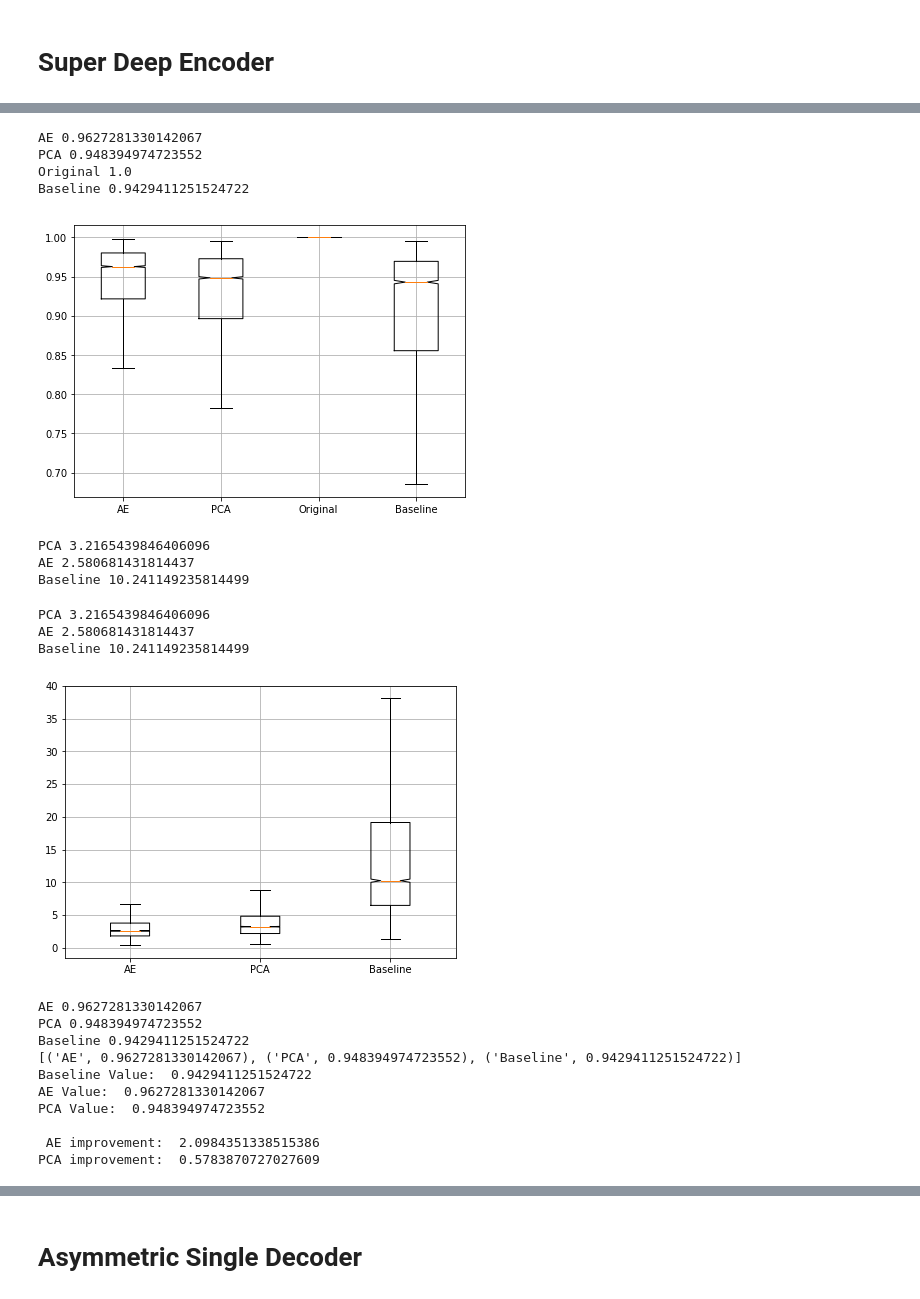
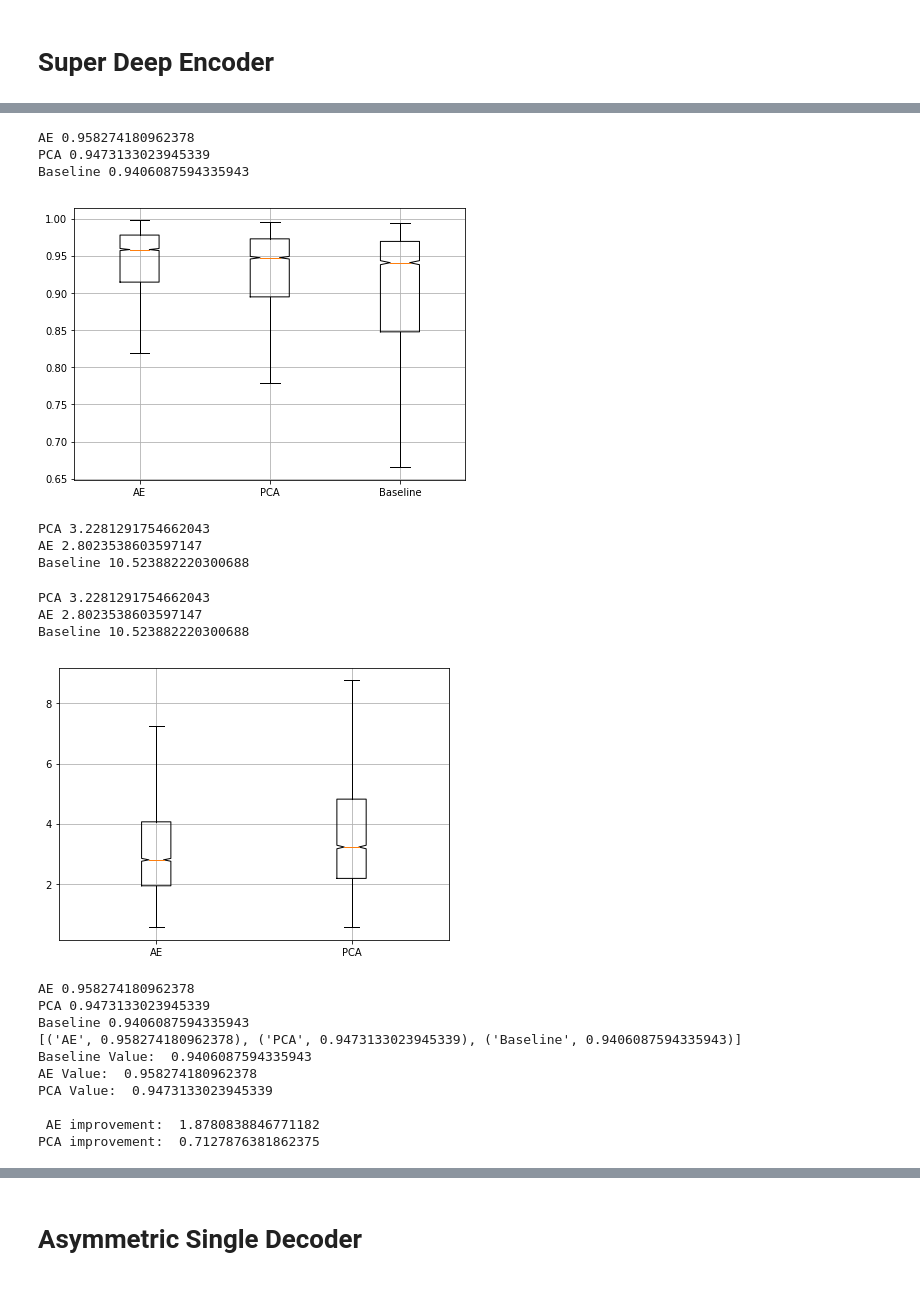
Before and after one commit to psambit9791/SpikeSort, a Jupyter notebook: Best AE Models.ipynb, the cells around one changed output, grey strips where cells are left out. Drawn from its saved outputs; the diff is of its cells as text; code cells hidden in the pictures.

```diff
--- a/Best AE Models.ipynb
+++ b/Best AE Models.ipynb
@@ -94,8 +94,11 @@ print(electrode_data.shape)
 
 # print(np.amin(electrode_data), np.amax(electrode_data))
 # %%
-train_lim = int(0.8*electrode_data.shape[0])
+train_lim = (int)(0.85*electrode_data.shape[0])
+val_lim = (int)(0.9*electrode_data.shape[0])
+
 electrode_data_train = electrode_data[:train_lim, :]
+electrode_data_val = electrode_data[train_lim:val_lim, :]
 electrode_data_test = electrode_data[train_lim:, :]
 
 print("Training Datasize:", electrode_data_train.shape)
@@ -655,14 +682,13 @@ ae_1 = torch.load('models/final_models/ae_6_2.pt', map_location=lambda storage,
 # %%
 _, out_ae = get_network_output(ae_1, 2)
 out_pca = comp_pca(2)
-d = {'AE': out_ae, 'PCA': out_pca, 'Original': electrode_data_test, "Baseline": comp_pca(0)}
+d = {'AE': out_ae, 'PCA': out_pca, "Baseline": comp_pca(0)}
 find_correlation_coeff(d)
 # %% [output]
-AE 0.9627281330142067
-PCA 0.948394974723552
-Original 1.0
-Baseline 0.9429411251524722
+AE 0.958274180962378
+PCA 0.9473133023945339
+Baseline 0.9406087594335943
-[figure, old version]
+[figure, new version]
 # %%
 pca_mse = find_scaled_mse(electrode_data_test, out_pca, 'PCA')
 ae_mse = find_scaled_mse(electrode_data_test, out_ae, 'AE')
@@ -671,9 +697,9 @@ for i in range(51):
     out_base[:, i] = np.mean(electrode_data_test[:, i])
 baseline = find_scaled_mse(electrode_data_test, out_base, 'Baseline')
 # %% [output]
-PCA 3.2165439846406096
-AE 2.580681431814437
-Baseline 10.241149235814499
+PCA 3.2281291754662043
+AE 2.8023538603597147
+Baseline 10.523882220300688
 # %%
 pca_mse = find_scaled_mse(electrode_data_test, out_pca, 'PCA')
 ae_mse = find_scaled_mse(electrode_data_test, out_ae, 'AE')
@@ -681,12 +707,12 @@ out_base = np.zeros((electrode_data_test.shape[0], 51))
 for i in range(51):
     out_base[:, i] = np.mean(electrode_data_test[:, i])
 baseline = find_scaled_mse(electrode_data_test, out_base, 'Baseline')
-gen_boxplots({'AE': ae_mse, 'PCA': pca_mse, 'Baseline': baseline})
+gen_boxplots({'AE': ae_mse, 'PCA': pca_mse})
 # %% [output]
-PCA 3.2165439846406096
-AE 2.580681431814437
-Baseline 10.241149235814499
+PCA 3.2281291754662043
+AE 2.8023538603597147
+Baseline 10.523882220300688
-[figure, old version]
+[figure, new version]
 # %%
 def relative_improvement(ae_data, pca_data, baseline):
     ae_improv = np.abs((np.median(baseline) - np.median(ae_data))/np.median(baseline))
@@ -709,16 +735,16 @@ meds = find_correlation_coeff(d, plot=False)
 print(meds)
 relative_improvement(meds[0][1], meds[1][1], meds[2][1])
 # %% [output]
-AE 0.9627281330142067
-PCA 0.948394974723552
-Baseline 0.9429411251524722
-[('AE', 0.9627281330142067), ('PCA', 0.948394974723552), ('Baseline', 0.9429411251524722)]
-Baseline Value:  0.9429411251524722
-AE Value:  0.9627281330142067
-PCA Value:  0.948394974723552
+AE 0.958274180962378
+PCA 0.9473133023945339
+Baseline 0.9406087594335943
+[('AE', 0.958274180962378), ('PCA', 0.9473133023945339), ('Baseline', 0.9406087594335943)]
+Baseline Value:  0.9406087594335943
+AE Value:  0.958274180962378
+PCA Value:  0.9473133023945339
 
- AE improvement:  2.0984351338515386
-PCA improvement:  0.5783870727027609
+ AE improvement:  1.8780838846771182
+PCA improvement:  0.7127876381862375
 # %%
 # MSE Improvement
 relative_improvement(ae_mse, pca_mse, baseline)
```
Also changed, not shown: parts of 16 cells of this notebook, 11 other files.
